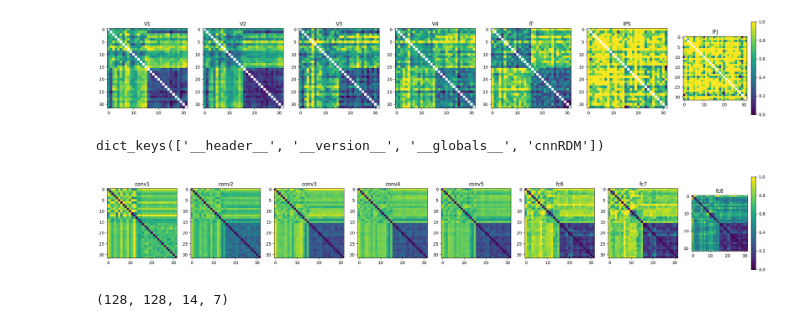
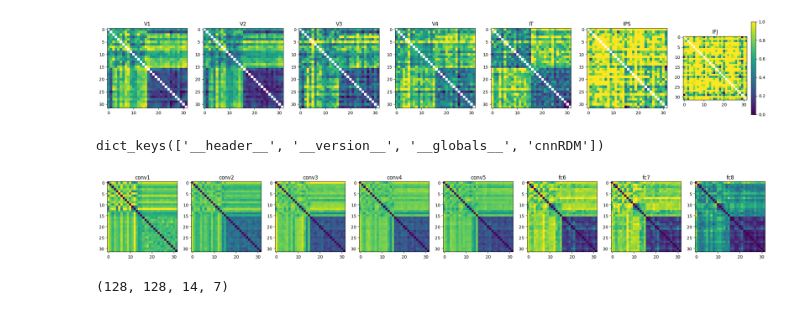
Before and after one commit to jkderrick028/interp_deepnets, a Jupyter notebook: demo.ipynb, the cells around one changed output. Saved outputs shown, nothing was run; the diff lists cells and outputs as text; code cells hidden in the pictures.

```diff
--- a/demo.ipynb
+++ b/demo.ipynb
@@ -22,6 +22,13 @@ for i in np.arange(len(file_names)):
     img = plt.imread(os.path.join('stimuli', file_names[i]))
     axs.ravel()[i].imshow(img)
     axs.ravel()[i].set_axis_off()
+
+results_path = os.path.join('./results')
+if not os.path.exists(results_path):
+    os.makedirs(results_path)
+
+JPG_stimuli = os.path.join(results_path, f'stimuli.jpg')
+plt.savefig(JPG_stimuli, dpi=400)
 # %% [output]
 [figure]
 # %%
@@ -73,18 +84,21 @@ for layer in RDMs_alexnet_saved['cnnRDM'][0]:
 # %%
 # plot the RDMs for each layer of alexnet
 n_layers = len(RDMs_alexnet)
 layer_names = list(RDMs_alexnet.keys())
 
 fig, axs = plt.subplots(1, n_layers, figsize=(28, 4))
 
 for i in np.arange(n_layers):
     rdm = RDMs_alexnet[layer_names[i]]
     im = axs[i].imshow(rdm, cmap='viridis', vmin=0, vmax=1)
     axs[i].set_title(layer_names[i])
-    if i == n_layers - 1:
-        plt.colorbar(im, ax=axs[i])
+    # if i == n_layers - 1:
+    #     plt.colorbar(im, ax=axs[i])
+
+JPG_RDMs = os.path.join(results_path, f'model_RDMs_without_colorbar.jpg')
+plt.savefig(JPG_RDMs, dpi=400)
 # %% [output]
-[figure, old version]
+[figure, new version]
 # %%
 RDMs_neural['RDMs_subj_region'].shape
 # %% [output]
```
Also changed, not shown: parts of 3 cells of this notebook.
